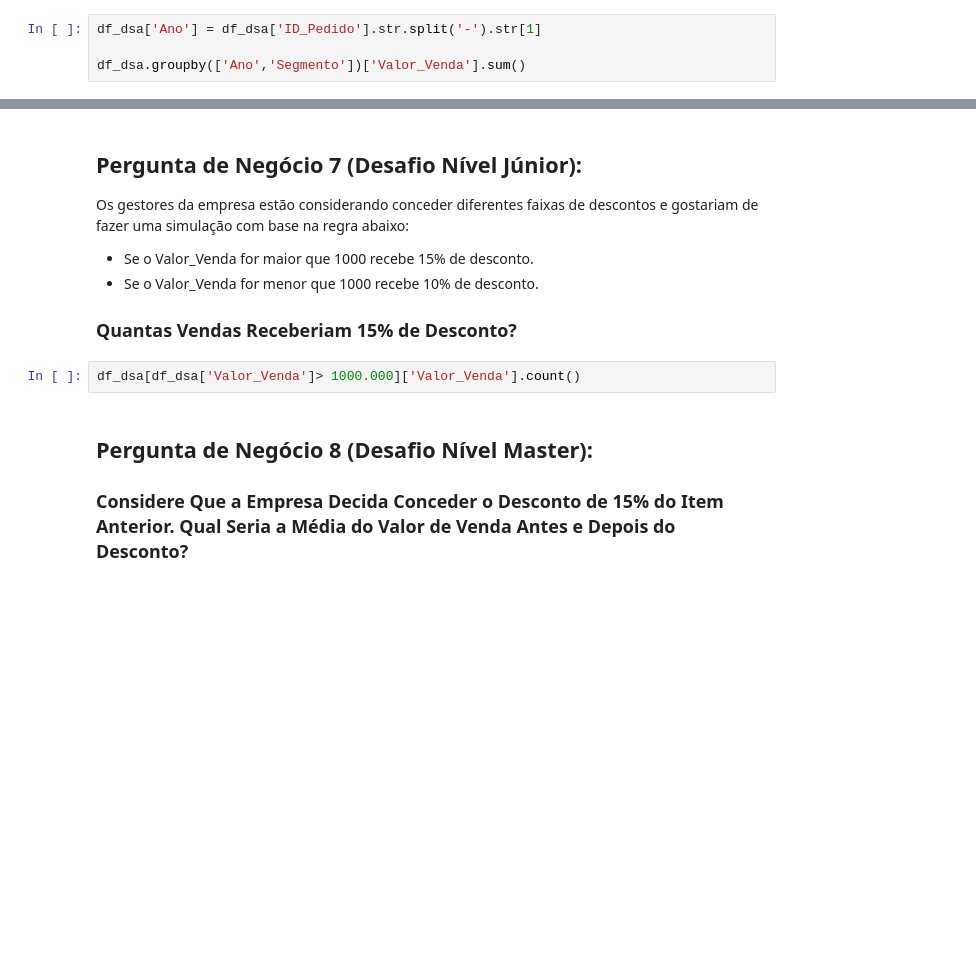
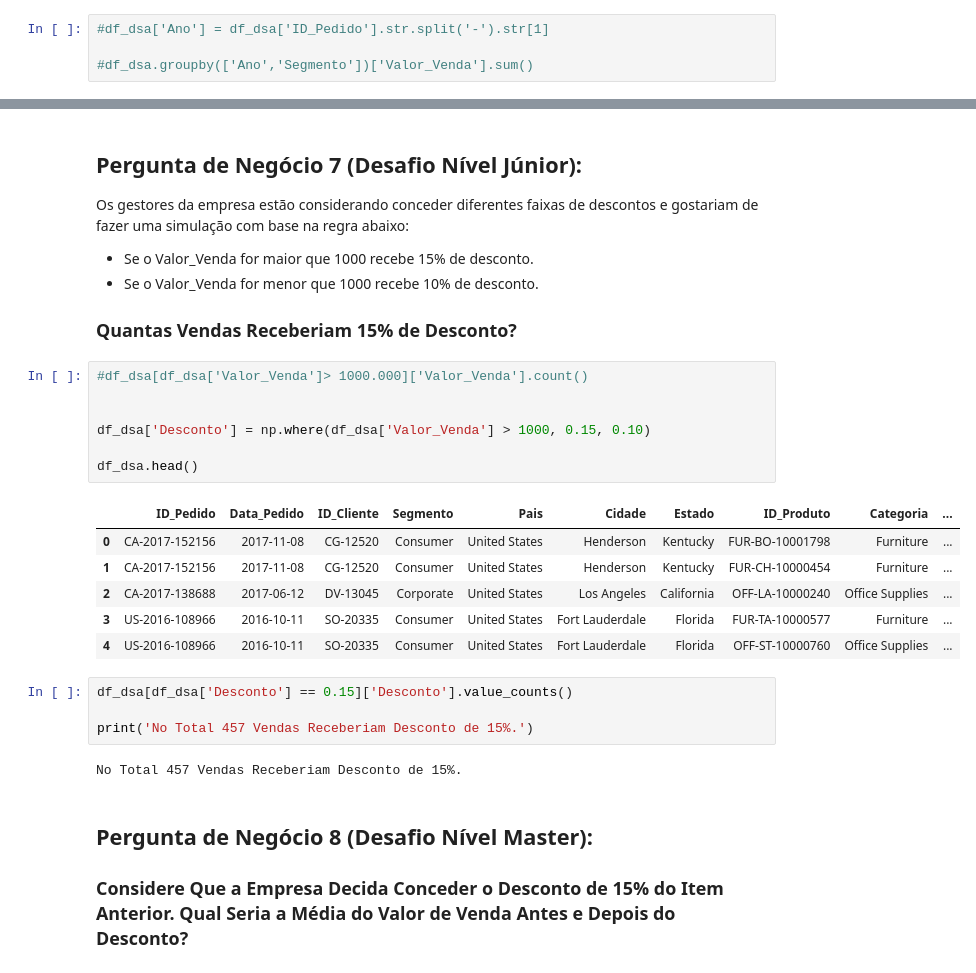
Before and after one commit to tiago17santos/analise-explotatoria-python, a Jupyter notebook: Projeto2-Perguntas.ipynb, the cells around one changed output, grey strips where cells are left out. Cells and saved outputs as stored; diff of their text form; blank space fills up the shorter version.

```diff
--- a/Projeto2-Perguntas.ipynb
+++ b/Projeto2-Perguntas.ipynb
@@ -245,6 +245,6 @@ plt.show()
 
 ### Qual o Total de Vendas Por Segmento e Por Ano?
 # %%
-df_dsa['Ano'] = df_dsa['ID_Pedido'].str.split('-').str[1]
+#df_dsa['Ano'] = df_dsa['ID_Pedido'].str.split('-').str[1]
 
-df_dsa.groupby(['Ano','Segmento'])['Valor_Venda'].sum()
+#df_dsa.groupby(['Ano','Segmento'])['Valor_Venda'].sum()
@@ -268,7 +290,25 @@ Os gestores da empresa estão considerando conceder diferentes faixas de descont
 
 ### Quantas Vendas Receberiam 15% de Desconto?
 # %%
-df_dsa[df_dsa['Valor_Venda']> 1000.000]['Valor_Venda'].count()
+#df_dsa[df_dsa['Valor_Venda']> 1000.000]['Valor_Venda'].count()
+
+
+df_dsa['Desconto'] = np.where(df_dsa['Valor_Venda'] > 1000, 0.15, 0.10)
+
+df_dsa.head()
+# %% [output]
+|  | ID_Pedido | Data_Pedido | ID_Cliente | Segmento | Pais | Cidade | Estado | ID_Produto | Categoria | ... |
+| 0 | CA-2017-152156 | 2017-11-08 | CG-12520 | Consumer | United States | Henderson | Kentucky | FUR-BO-10001798 | Furniture | ... |
+| 1 | CA-2017-152156 | 2017-11-08 | CG-12520 | Consumer | United States | Henderson | Kentucky | FUR-CH-10000454 | Furniture | ... |
+| 2 | CA-2017-138688 | 2017-06-12 | DV-13045 | Corporate | United States | Los Angeles | California | OFF-LA-10000240 | Office Supplies | ... |
+| 3 | US-2016-108966 | 2016-10-11 | SO-20335 | Consumer | United States | Fort Lauderdale | Florida | FUR-TA-10000577 | Furniture | ... |
+| 4 | US-2016-108966 | 2016-10-11 | SO-20335 | Consumer | United States | Fort Lauderdale | Florida | OFF-ST-10000760 | Office Supplies | ... |
+# %%
+df_dsa[df_dsa['Desconto'] == 0.15]['Desconto'].value_counts()
+
+print('No Total 457 Vendas Receberiam Desconto de 15%.')
+# %% [output]
+No Total 457 Vendas Receberiam Desconto de 15%.
 # %% [markdown]
 ## Pergunta de Negócio 8 (Desafio Nível Master):
 
```
Also changed, not shown: parts of 15 cells of this notebook.
